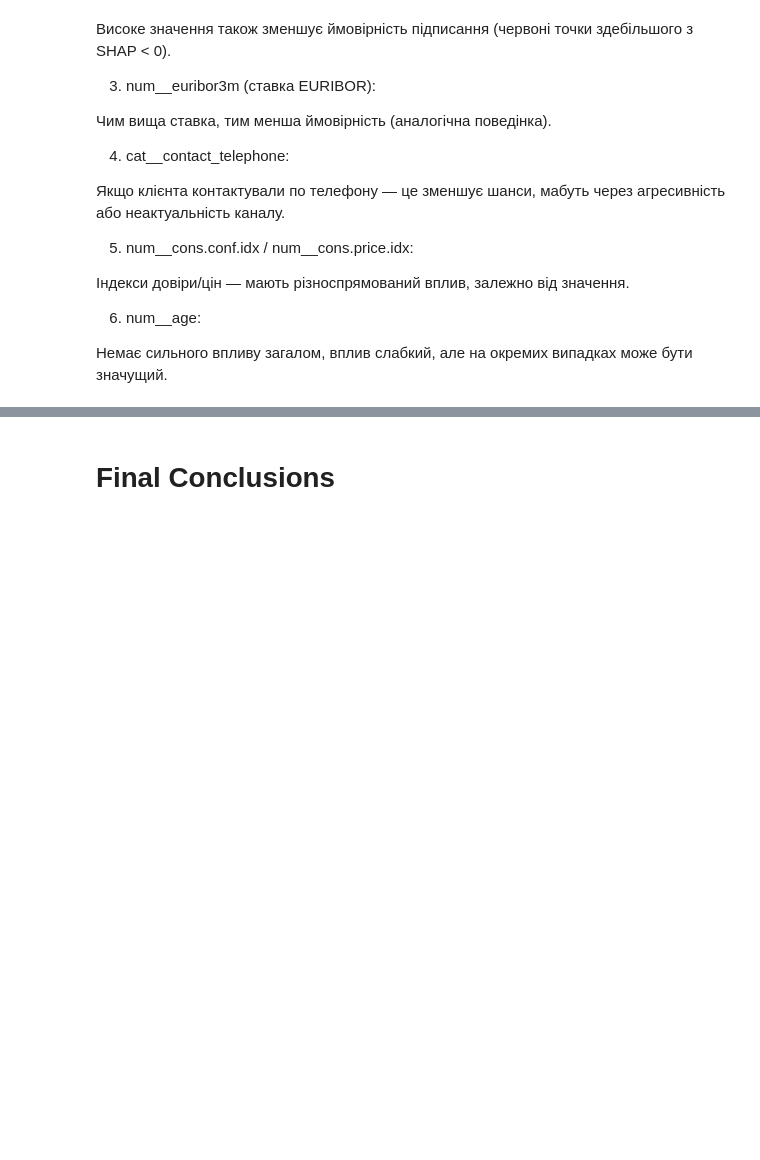
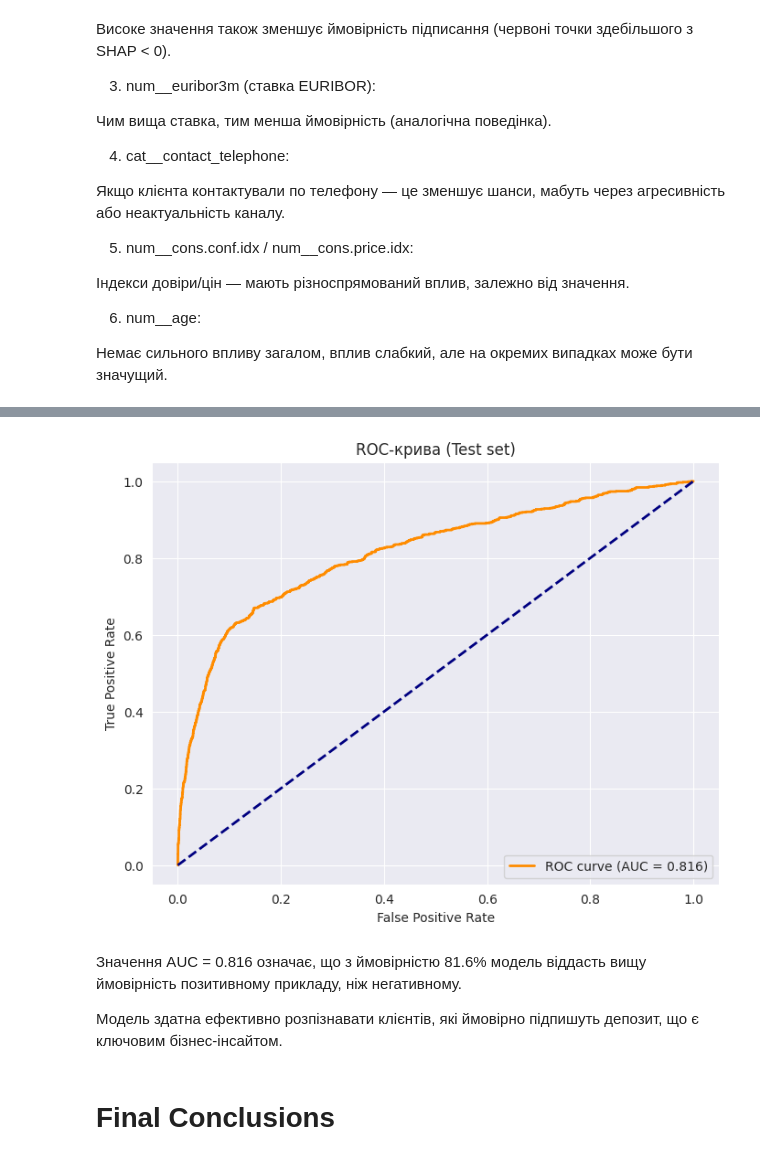
Before and after one commit to andriyishynoleksandra/Mid-term-Project-Binary-Classification-for-Bank-Term-Deposit-Subscription, a Jupyter notebook: Mid_term_Project_ipynb_Андріїшин.ipynb, the cells around one changed output, grey strips where cells are left out. Cells and saved outputs as stored; diff of their text form; code cells hidden in the pictures; blank space fills up the shorter version.

```diff
--- a/Mid_term_Project_ipynb_Андріїшин.ipynb
+++ b/Mid_term_Project_ipynb_Андріїшин.ipynb
@@ -998,3 +1013,28 @@ shap.summary_plot(shap_values, X_transformed, feature_names=preprocessor.get_fea
+# %%
+y_pred_proba = best_model_hyperopt.predict_proba(X_test)[:, 1]
+
+from sklearn.metrics import roc_curve, auc
+import matplotlib.pyplot as plt
+
+fpr, tpr, thresholds = roc_curve(y_test, y_pred_proba)
+roc_auc = auc(fpr, tpr)
+
+plt.figure(figsize=(8, 6))
+plt.plot(fpr, tpr, color='darkorange', lw=2, label=f'ROC curve (AUC = {roc_auc:.3f})')
+plt.plot([0, 1], [0, 1], color='navy', lw=2, linestyle='--')
+plt.xlabel('False Positive Rate')
+plt.ylabel('True Positive Rate')
+plt.title('ROC-крива (Test set)')
+plt.legend(loc="lower right")
+plt.grid(True)
+plt.show()
+# %% [output]
+[figure, added]
+# %% [markdown]
+Значення AUC = 0.816 означає, що з ймовірністю 81.6% модель віддасть вищу ймовірність позитивному прикладу, ніж негативному.
+
+
+Модель здатна ефективно розпізнавати клієнтів, які ймовірно підпишуть депозит, що є ключовим бізнес-інсайтом.
 # %% [markdown]
 # Final Conclusions
 # %%
```
Also changed, not shown: parts of 6 cells of this notebook.
